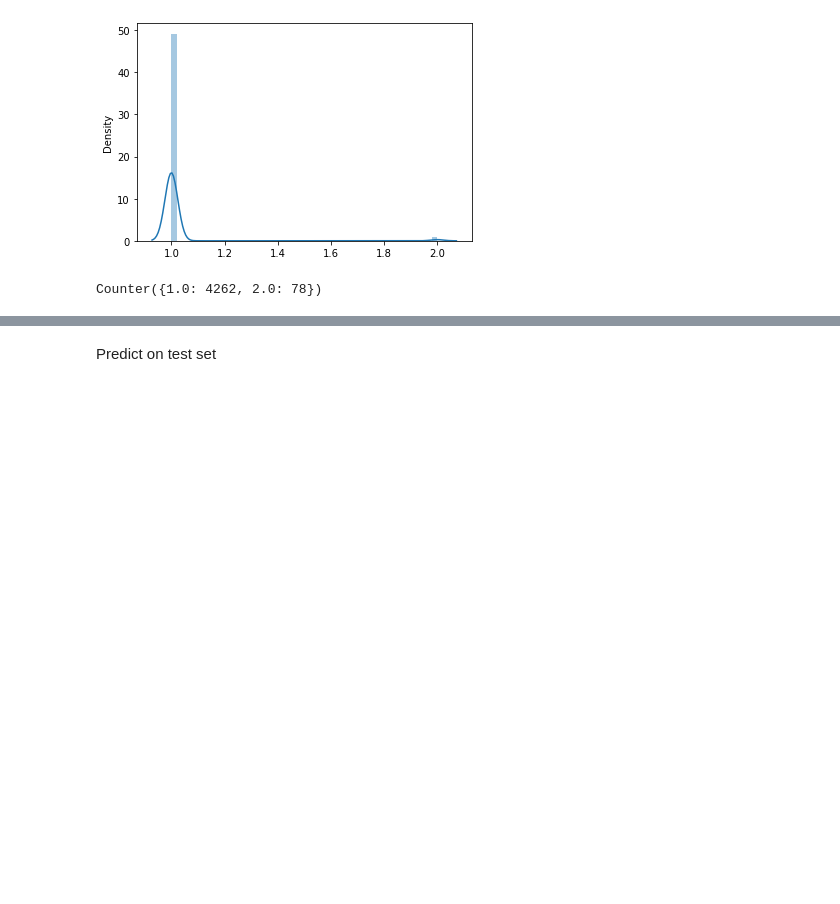
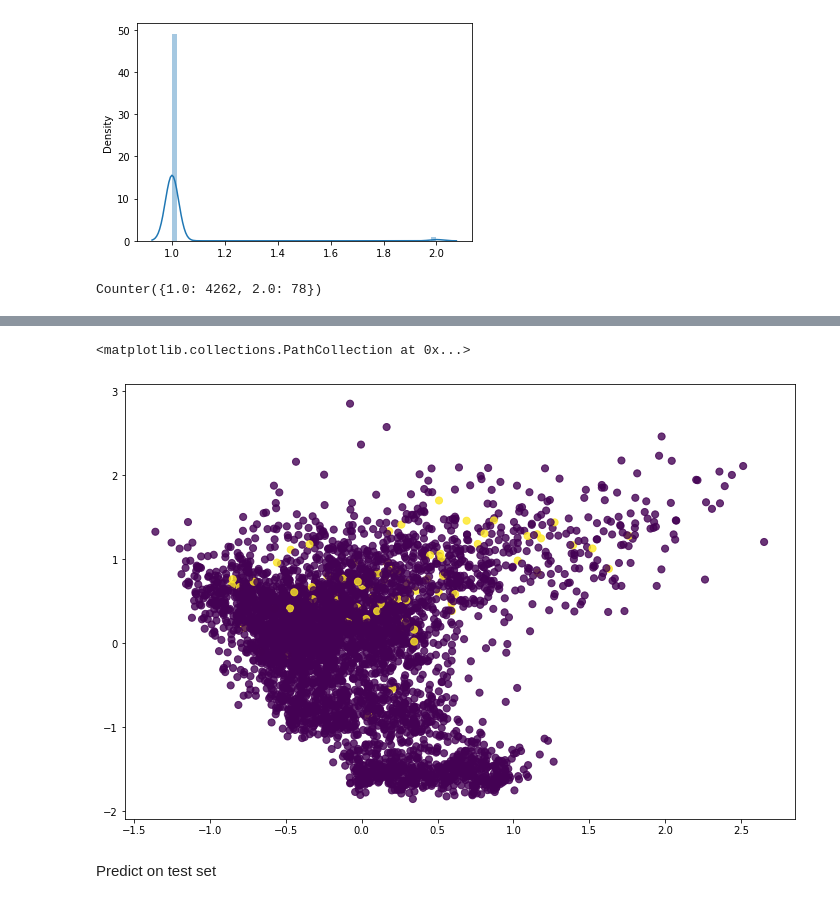
Before and after one commit to TracyRenee61/AV-Stroke, a Jupyter notebook: AV_Stroke_LinearSV.ipynb, the cells around one changed output, grey strips where cells are left out. Cells and saved outputs as stored; diff of their text form; code cells hidden in the pictures; blank space fills up the shorter version.

```diff
--- a/AV_Stroke_LinearSV.ipynb
+++ b/AV_Stroke_LinearSV.ipynb
@@ -495,4 +495,11 @@ Accuracy Score: 0.9672811059907834
 weighted avg       0.97      0.97      0.97      4340
+# %%
+plt.figure(figsize = (12, 8))
+plt.scatter(X_val[:, 0], X_val[:, 1],
+            c = y_pred == y_val - 1, alpha = .8, s = 50)
+# %% [output]
+<matplotlib.collections.PathCollection at 0x...>
+[figure, added]
 # %% [markdown]
 Predict on test set
 # %%
```
Also changed, not shown: parts of 4 cells of this notebook.
